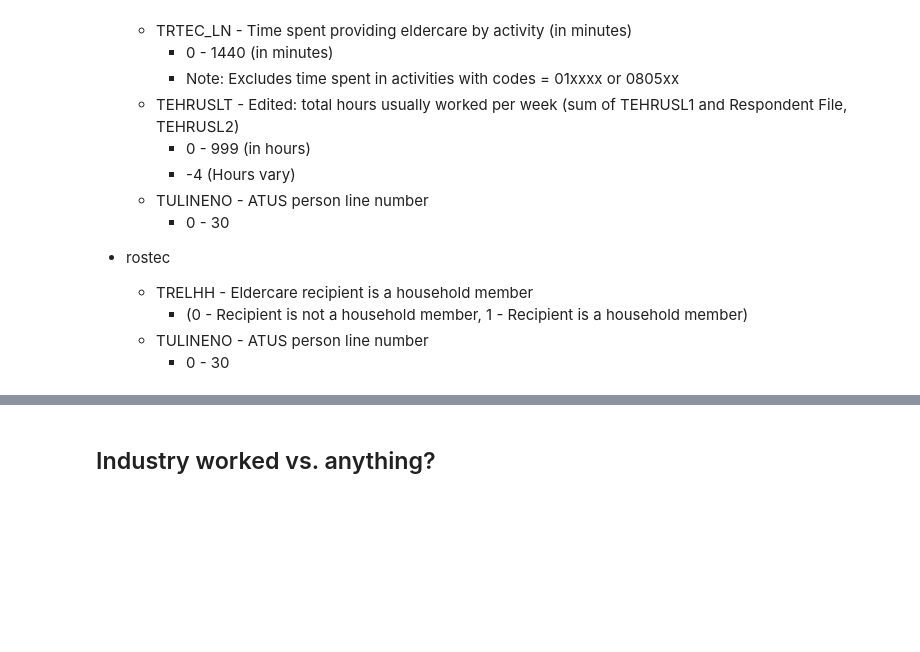
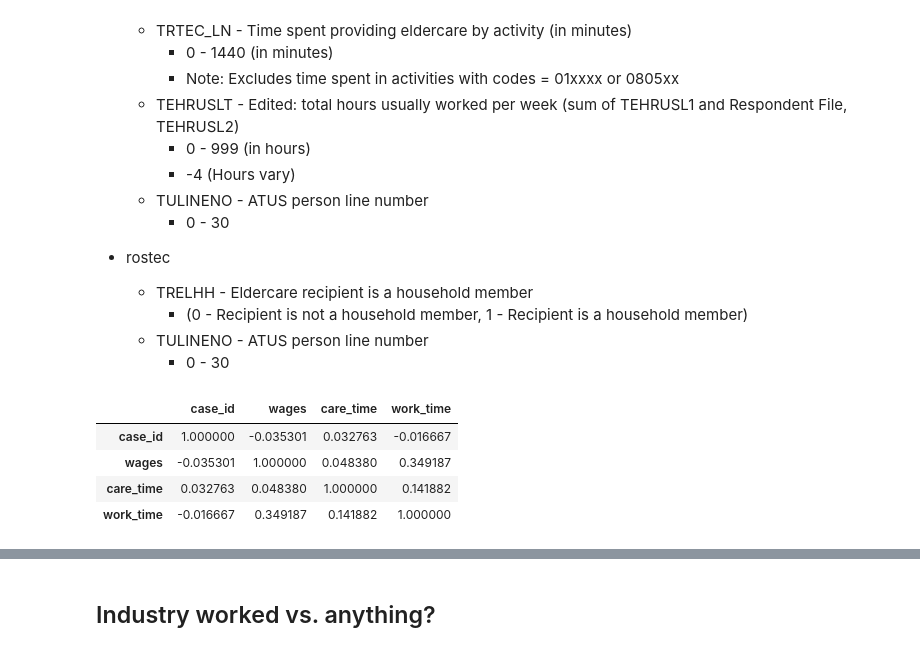
Before and after one commit to JonathanFrederick/atus-analysis, a Jupyter notebook: atus-analysis.ipynb, the cells around one changed output, grey strips where cells are left out. Drawn from its saved outputs; the diff is of its cells as text; code cells hidden in the pictures; blank space fills up the shorter version.

```diff
--- a/atus-analysis.ipynb
+++ b/atus-analysis.ipynb
@@ -86,3 +100,18 @@ Here we see that **53.4%** of employed students work full-time jobs, with part-t
          - (0 - Recipient is not a household member, 1 - Recipient is a household member)
      - TULINENO - ATUS person line number
          - 0 - 30
+# %%
+elder_care = resp[['TUCASEID', 'TRERNWA', 'TRTEC', 'TEHRUSLT']] \
+                .rename(columns={'TUCASEID': 'case_id', 'TRERNWA' : 'wages',
+                                 'TRTEC': 'care_time', 'TEHRUSLT' : 'work_time'})
+
+elder_care = elder_care[elder_care.care_time > 0]
+elder_care = elder_care[elder_care.wages > 0]
+elder_care.corr()
+#sort('TRERNWA', ascending=False, inplace=False)
+# %% [output]
+|  | case_id | wages | care_time | work_time |
+| case_id | 1.000000 | -0.035301 | 0.032763 | -0.016667 |
+| wages | -0.035301 | 1.000000 | 0.048380 | 0.349187 |
+| care_time | 0.032763 | 0.048380 | 1.000000 | 0.141882 |
+| work_time | -0.016667 | 0.349187 | 0.141882 | 1.000000 |
```
Also changed, not shown: parts of 9 cells of this notebook.
